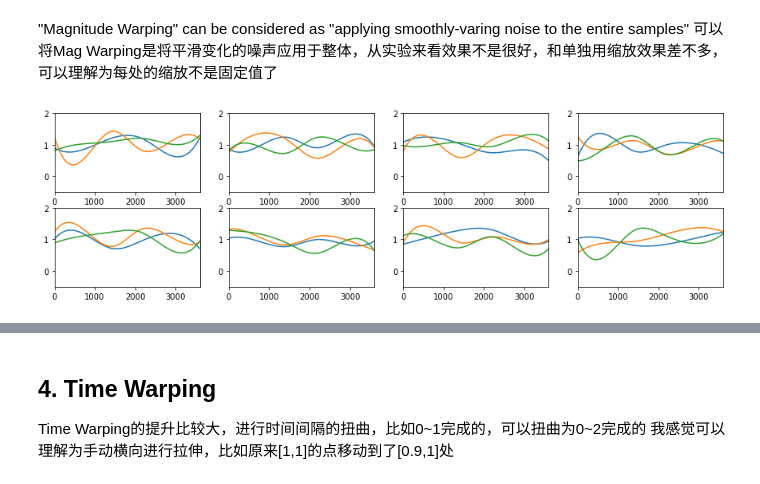
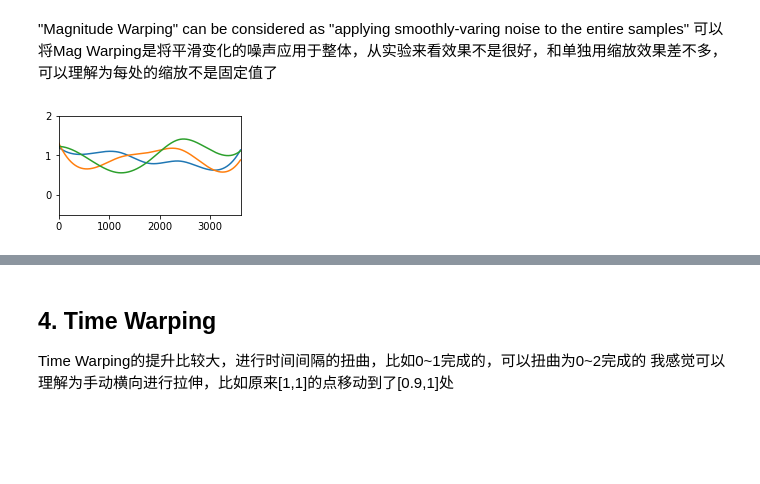
Before and after one commit to ZhangQiHang-98/RFID_Scirpt, a Jupyter notebook: DataProcess/augmentation/tradition_augmentation.ipynb, the cells around one changed output, grey strips where cells are left out. Cells and saved outputs as stored; diff of their text form; code cells hidden in the pictures; blank space fills up the shorter version.

```diff
--- a/DataProcess/augmentation/tradition_augmentation.ipynb
+++ b/DataProcess/augmentation/tradition_augmentation.ipynb
@@ -109,11 +100,11 @@ for ii in range(1):
 可以将Mag Warping是将平滑变化的噪声应用于整体，从实验来看效果不是很好，和单独用缩放效果差不多，可以理解为每处的缩放不是固定值了
 # %%
 sigma = 0.2
-knot = 4
+knot = 5
 # %%
 ## This example using cubic splice is not the best approach to generate random curves.
 ## You can use other aprroaches, e.g., Gaussian process regression, Bezier curve, etc.
-def GenerateRandomCurves(X, sigma=0.2, knot=4):
+def GenerateRandomCurves(X, sigma=0.2, knot=5):
     xx = (np.ones((X.shape[1],1))*(np.arange(0,X.shape[0], (X.shape[0]-1)/(knot+1)))).transpose()
     yy = np.random.normal(loc=1.0, scale=sigma, size=(knot+2, X.shape[1]))
     x_range = np.arange(X.shape[0])
@@ -124,12 +115,12 @@ def GenerateRandomCurves(X, sigma=0.2, knot=4):
 # %%
 ## Random curves around 1.0
 fig = plt.figure(figsize=(15,4))
-for ii in range(8):
+for ii in range(1):
     ax = fig.add_subplot(2,4,ii+1)
     ax.plot(GenerateRandomCurves(myX, sigma))
     plt.axis([0,3600,-0.5,2])
 # %% [output]
-[figure, old version]
+[figure, new version]
 # %%
 def DA_MagWarp(X, sigma):
     return X * GenerateRandomCurves(X, sigma)
```
Also changed, not shown: parts of 13 cells of this notebook, 6 other files.
